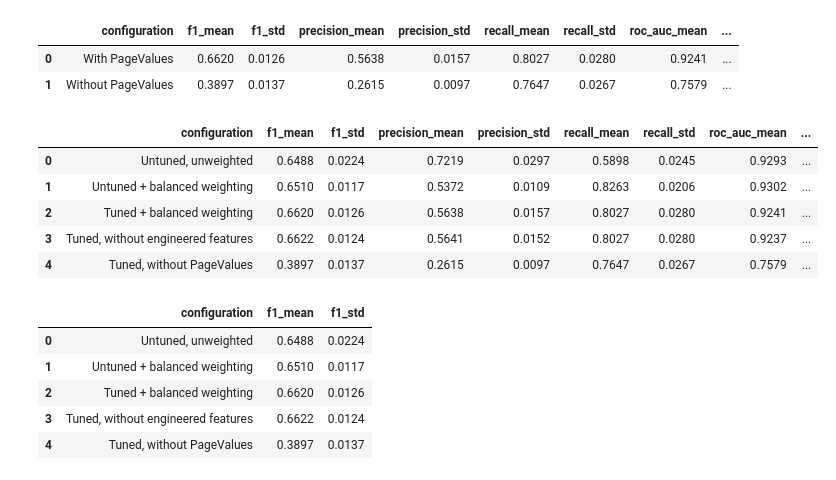
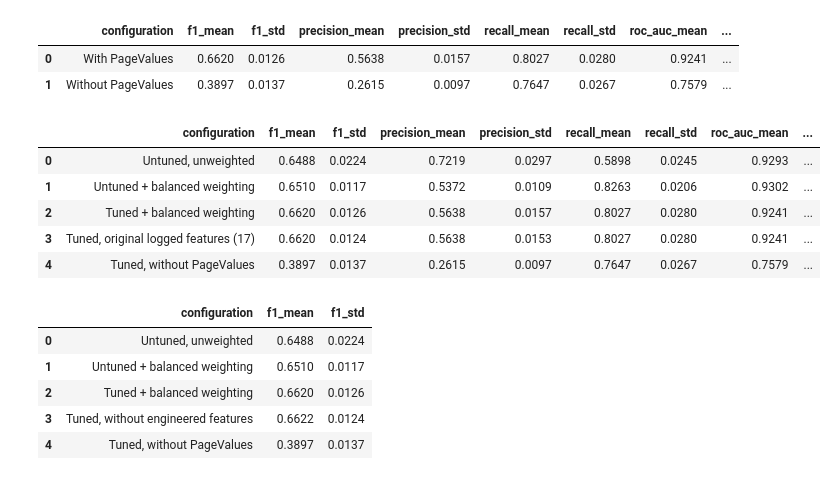
Before and after one commit to AmaviRanshariPremarathna/FDM_Mini_Project, a Jupyter notebook: notebooks/Member4_GradientBoosting.ipynb, the cells around one changed output. Saved outputs shown, nothing was run; the diff lists cells and outputs as text; code cells hidden in the pictures.

Commit message:
Update Gradient Boosting experiments and results

```diff
--- a/notebooks/Member4_GradientBoosting.ipynb
+++ b/notebooks/Member4_GradientBoosting.ipynb
@@ -1019,34 +1036,34 @@ comparison_pagevalues.round(4)
 # %%
 overall_results = pd.DataFrame([
     {
         "configuration": "Untuned, unweighted",
         **result_plain,
     },
     {
         "configuration": "Untuned + balanced weighting",
         **result_weighted,
     },
     {
         "configuration": "Tuned + balanced weighting",
         **result_tuned,
     },
     {
         "configuration": "Tuned, original logged features (17)",
-        **result_no_engineered,
+        **result_17,
     },
     {
         "configuration": "Tuned, without PageValues",
         **result_no_pagevalues,
     },
 ])
 
 overall_results.round(4)
 # %% [output]
 |  | configuration | f1_mean | f1_std | precision_mean | precision_std | recall_mean | recall_std | roc_auc_mean | ... |
 | 0 | Untuned, unweighted | 0.6488 | 0.0224 | 0.7219 | 0.0297 | 0.5898 | 0.0245 | 0.9293 | ... |
 | 1 | Untuned + balanced weighting | 0.6510 | 0.0117 | 0.5372 | 0.0109 | 0.8263 | 0.0206 | 0.9302 | ... |
 | 2 | Tuned + balanced weighting | 0.6620 | 0.0126 | 0.5638 | 0.0157 | 0.8027 | 0.0280 | 0.9241 | ... |
-| 3 | Tuned, without engineered features | 0.6622 | 0.0124 | 0.5641 | 0.0152 | 0.8027 | 0.0280 | 0.9237 | ... |
+| 3 | Tuned, original logged features (17) | 0.6620 | 0.0124 | 0.5638 | 0.0153 | 0.8027 | 0.0280 | 0.9241 | ... |
 | 4 | Tuned, without PageValues | 0.3897 | 0.0137 | 0.2615 | 0.0097 | 0.7647 | 0.0267 | 0.7579 | ... |
 # %%
 f1_comparison = overall_results[
```
Also changed, not shown: parts of 2 cells of this notebook, 2 other files.
